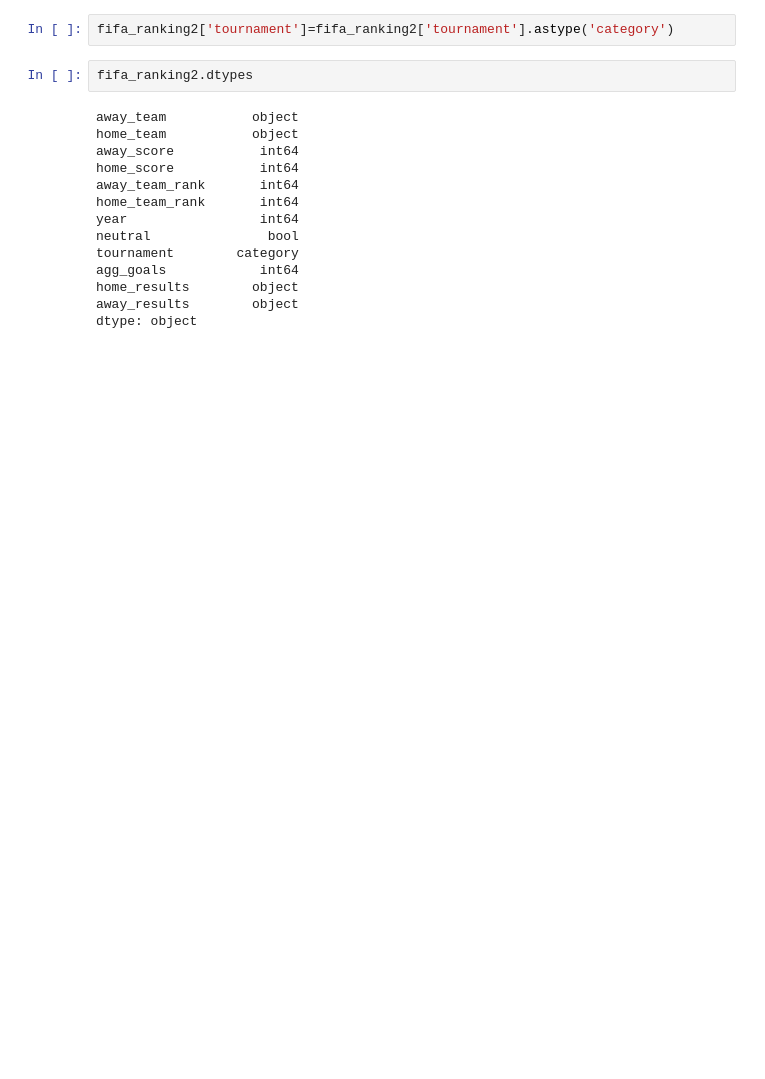
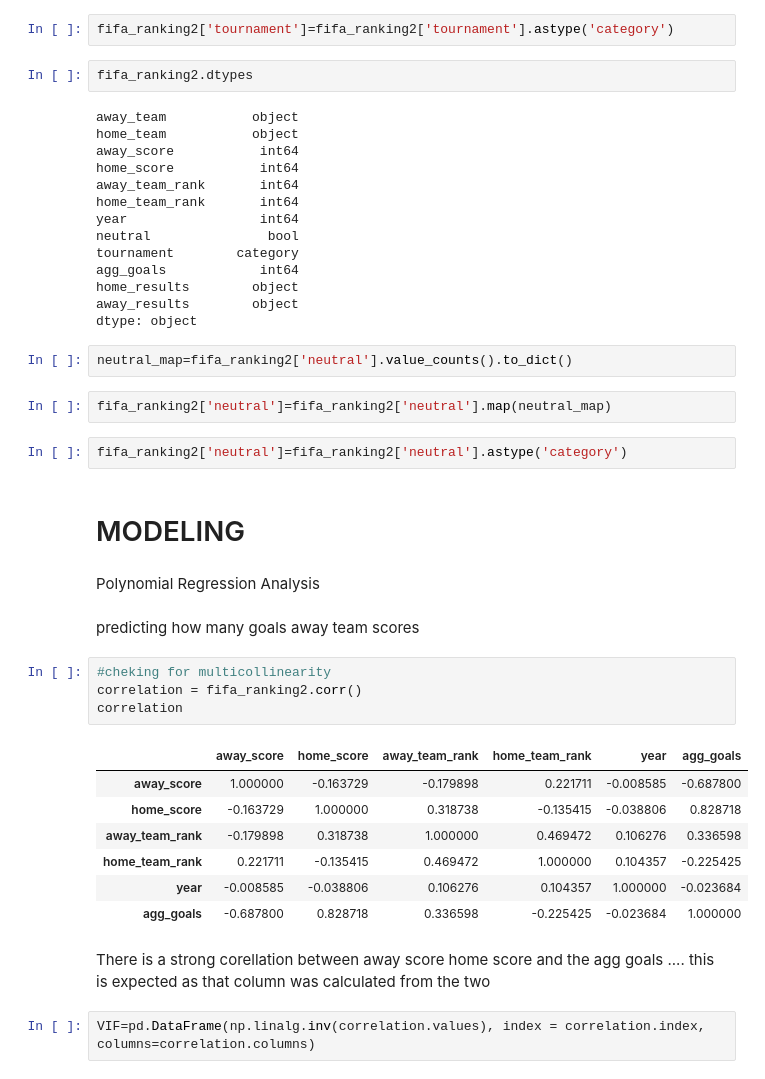
Before and after one commit to UnplugCharger/Week-6-IP, a Jupyter notebook: Week6_Ip_FINAL.ipynb, the cells around one changed output. Drawn from its saved outputs; the diff is of its cells as text; blank space fills up the shorter version.

```diff
--- a/Week6_Ip_FINAL.ipynb
+++ b/Week6_Ip_FINAL.ipynb
@@ -596,3 +596,31 @@ agg_goals            int64
 home_results        object
 away_results        object
 dtype: object
+# %%
+neutral_map=fifa_ranking2['neutral'].value_counts().to_dict()
+# %%
+fifa_ranking2['neutral']=fifa_ranking2['neutral'].map(neutral_map)
+# %%
+fifa_ranking2['neutral']=fifa_ranking2['neutral'].astype('category')
+# %% [markdown]
+# MODELING
+# %% [markdown]
+Polynomial Regression Analysis
+# %% [markdown]
+predicting how many goals away team scores
+# %%
+#cheking for multicollinearity
+correlation = fifa_ranking2.corr()
+correlation
+# %% [output]
+|  | away_score | home_score | away_team_rank | home_team_rank | year | agg_goals |
+| away_score | 1.000000 | -0.163729 | -0.179898 | 0.221711 | -0.008585 | -0.687800 |
+| home_score | -0.163729 | 1.000000 | 0.318738 | -0.135415 | -0.038806 | 0.828718 |
+| away_team_rank | -0.179898 | 0.318738 | 1.000000 | 0.469472 | 0.106276 | 0.336598 |
+| home_team_rank | 0.221711 | -0.135415 | 0.469472 | 1.000000 | 0.104357 | -0.225425 |
+| year | -0.008585 | -0.038806 | 0.106276 | 0.104357 | 1.000000 | -0.023684 |
+| agg_goals | -0.687800 | 0.828718 | 0.336598 | -0.225425 | -0.023684 | 1.000000 |
+# %% [markdown]
+There is a strong corellation between away score home score and the agg goals .... this is expected as that column was calculated from the two
+# %%
+VIF=pd.DataFrame(np.linalg.inv(correlation.values), index = correlation.index, columns=correlation.columns)
```
Also changed, not shown: parts of 24 cells of this notebook.
